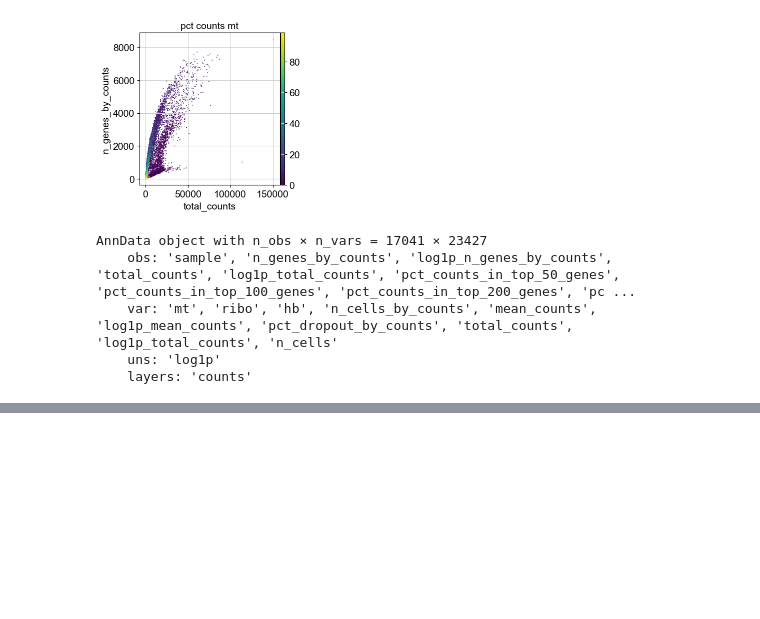
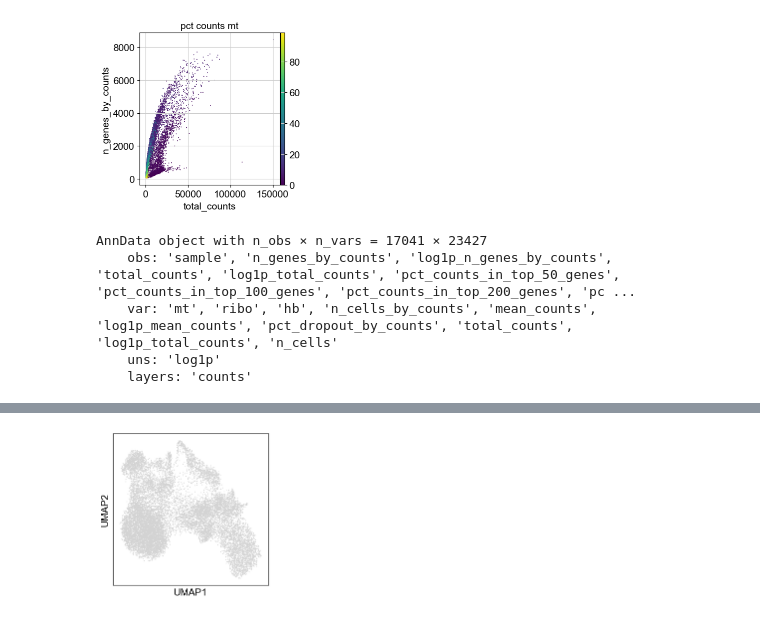
Before and after one commit to serrachow/UMAP-CSE-182-FINAL, a Jupyter notebook: preprocess.ipynb, the cells around one changed output, grey strips where cells are left out. Drawn from its saved outputs; the diff is of its cells as text; code cells hidden in the pictures; blank space fills up the shorter version.

```diff
--- a/preprocess.ipynb
+++ b/preprocess.ipynb
@@ -82,0 +100,2 @@ sub.write_h5ad("500_adata.h5ad")
+# %%
+adata500 = sc.read("500_adata.h5ad")
@@ -82,0 +109,4 @@ sub.write_h5ad("500_adata.h5ad")
+# %%
+sc.pl.umap(adata500)
+# %% [output]
+[figure, added]
```
Also changed, not shown: parts of 7 cells of this notebook, 2 other files.
